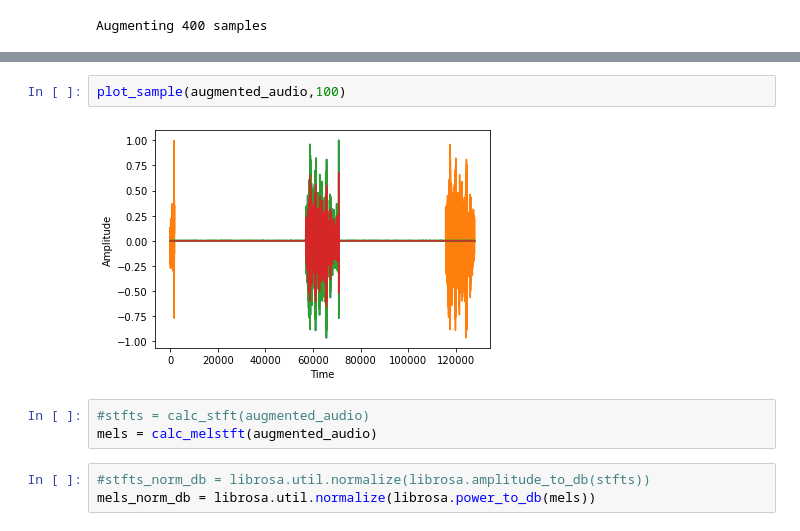
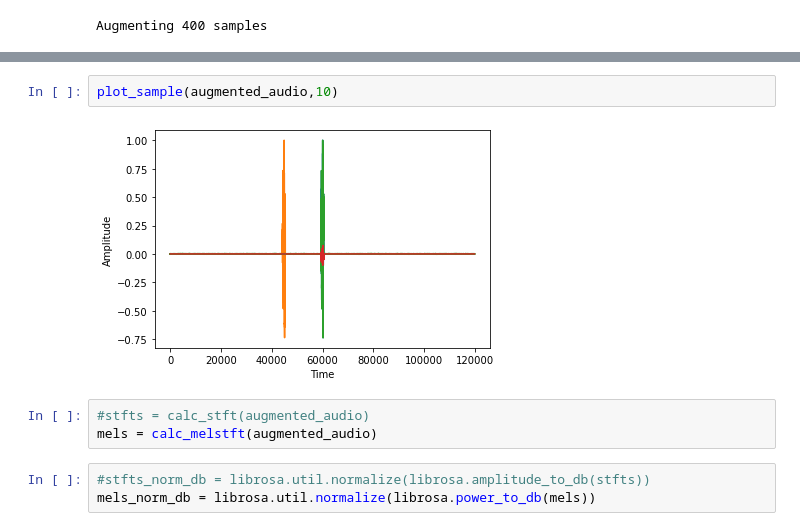
Before and after one commit to AleksandraPanfilova/Zebra_Project, a Jupyter notebook: Audio Load Example.ipynb, the cells around one changed output, grey strips where cells are left out. Cells and saved outputs as stored; diff of their text form.

```diff
--- a/Audio Load Example.ipynb
+++ b/Audio Load Example.ipynb
@@ -85,10 +82,10 @@ Augmented dataset size:  1.6352384 GB
 # %%
-plot_sample(augmented_audio,100)
+plot_sample(augmented_audio,10)
 # %% [output]
-[figure, old version]
+[figure, new version]
-# %%
-#stfts = calc_stft(augmented_audio)
-mels = calc_melstft(augmented_audio)
+# %%
+#stfts = calc_stft(augmented_audio)
+mels = calc_melstft(augmented_audio)
 # %%
 #stfts_norm_db = librosa.util.normalize(librosa.amplitude_to_db(stfts))
 mels_norm_db = librosa.util.normalize(librosa.power_to_db(mels))
```
Also changed, not shown: parts of 21 cells of this notebook, 1 other file.
